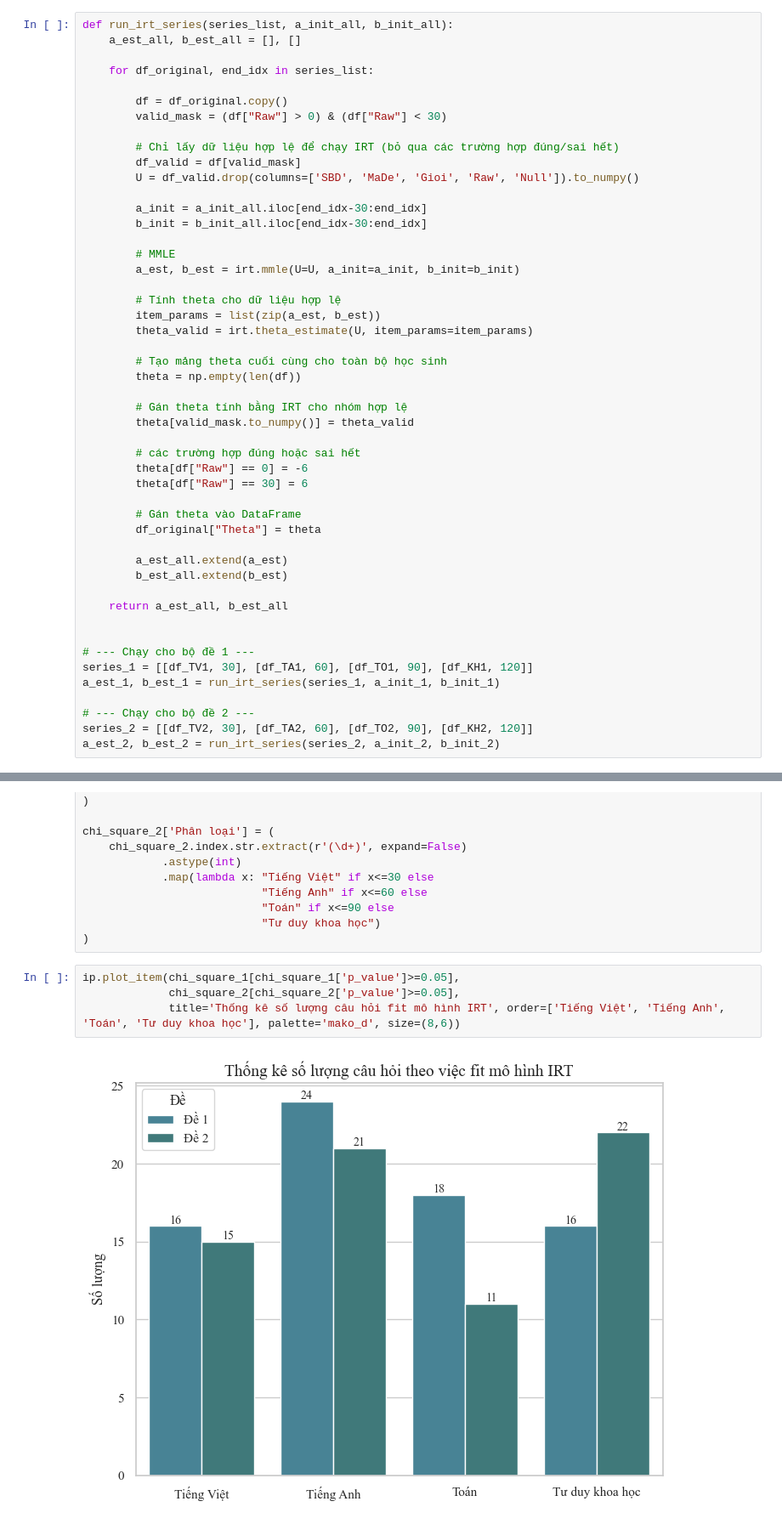
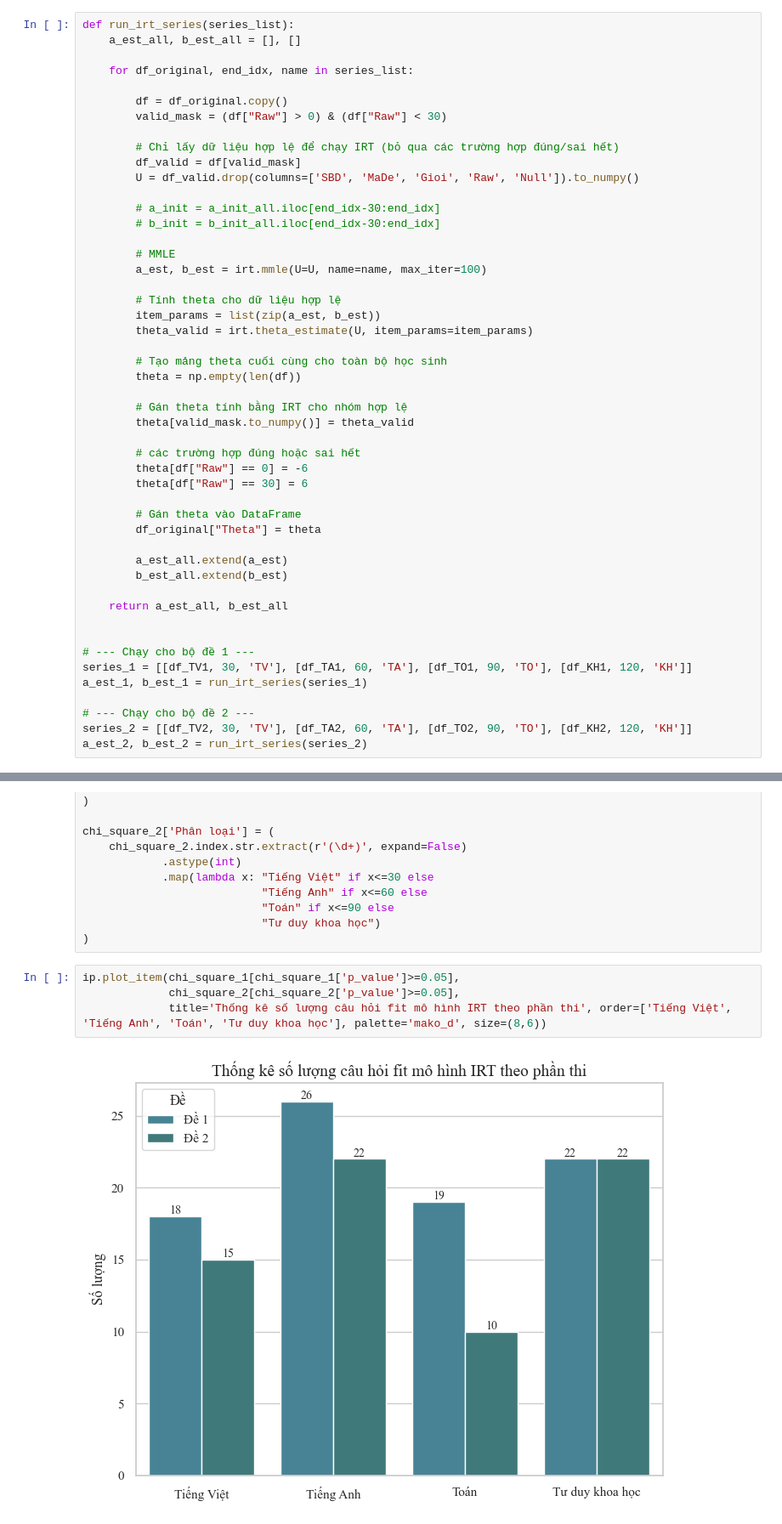
Before and after one commit to DuongThai2712/item-analysis-and-mmle-irt, a Jupyter notebook: main.ipynb, the cells around one changed output, grey strips where cells are left out. Shown at 85% size. Drawn from its saved outputs; the diff is of its cells as text.

```diff
--- a/main.ipynb
+++ b/main.ipynb
@@ -696,10 +720,10 @@ a_init_2 = nhieu_2['Ans'].apply(irt.cal_disc)
 b_init_1 = diff_1['CTT'].apply(irt.cal_diff)
 b_init_2 = diff_2['CTT'].apply(irt.cal_diff)
 # %%
-def run_irt_series(series_list, a_init_all, b_init_all):
+def run_irt_series(series_list):
     a_est_all, b_est_all = [], []
 
-    for df_original, end_idx in series_list:
+    for df_original, end_idx, name in series_list:
 
         df = df_original.copy()
         valid_mask = (df["Raw"] > 0) & (df["Raw"] < 30)
@@ -708,11 +732,11 @@ def run_irt_series(series_list, a_init_all, b_init_all):
         df_valid = df[valid_mask]
         U = df_valid.drop(columns=['SBD', 'MaDe', 'Gioi', 'Raw', 'Null']).to_numpy()
 
-        a_init = a_init_all.iloc[end_idx-30:end_idx]
-        b_init = b_init_all.iloc[end_idx-30:end_idx]
+        # a_init = a_init_all.iloc[end_idx-30:end_idx]
+        # b_init = b_init_all.iloc[end_idx-30:end_idx]
 
         # MMLE
-        a_est, b_est = irt.mmle(U=U, a_init=a_init, b_init=b_init)
+        a_est, b_est = irt.mmle(U=U, name=name, max_iter=100)
 
         # Tính theta cho dữ liệu hợp lệ
         item_params = list(zip(a_est, b_est))
@@ -738,10 +762,10 @@ def run_irt_series(series_list, a_init_all, b_init_all):
 
 
 # --- Chạy cho bộ đề 1 ---
-series_1 = [[df_TV1, 30], [df_TA1, 60], [df_TO1, 90], [df_KH1, 120]]
-a_est_1, b_est_1 = run_irt_series(series_1, a_init_1, b_init_1)
+series_1 = [[df_TV1, 30, 'TV'], [df_TA1, 60, 'TA'], [df_TO1, 90, 'TO'], [df_KH1, 120, 'KH']]
+a_est_1, b_est_1 = run_irt_series(series_1)
 
 # --- Chạy cho bộ đề 2 ---
-series_2 = [[df_TV2, 30], [df_TA2, 60], [df_TO2, 90], [df_KH2, 120]]
-a_est_2, b_est_2 = run_irt_series(series_2, a_init_2, b_init_2)
+series_2 = [[df_TV2, 30, 'TV'], [df_TA2, 60, 'TA'], [df_TO2, 90, 'TO'], [df_KH2, 120, 'KH']]
+a_est_2, b_est_2 = run_irt_series(series_2)
 # %% [output]
@@ -943,6 +991,6 @@ chi_square_2['Phân loại'] = (
 # %%
 ip.plot_item(chi_square_1[chi_square_1['p_value']>=0.05],
              chi_square_2[chi_square_2['p_value']>=0.05],
-             title='Thống kê số lượng câu hỏi fit mô hình IRT', order=['Tiếng Việt', 'Tiếng Anh', 'Toán', 'Tư duy khoa học'], palette='mako_d', size=(8,6))
+             title='Thống kê số lượng câu hỏi fit mô hình IRT theo phần thi', order=['Tiếng Việt', 'Tiếng Anh', 'Toán', 'Tư duy khoa học'], palette='mako_d', size=(8,6))
 # %% [output]
-[figure, old version]
+[figure, new version]
```
Also changed, not shown: parts of 15 cells of this notebook, 1 other file.
